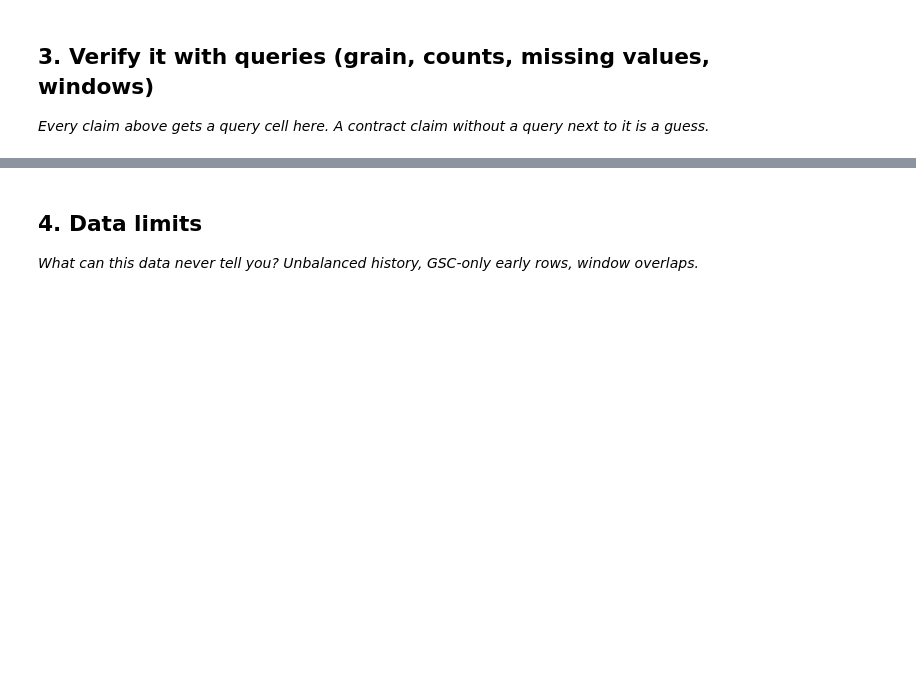
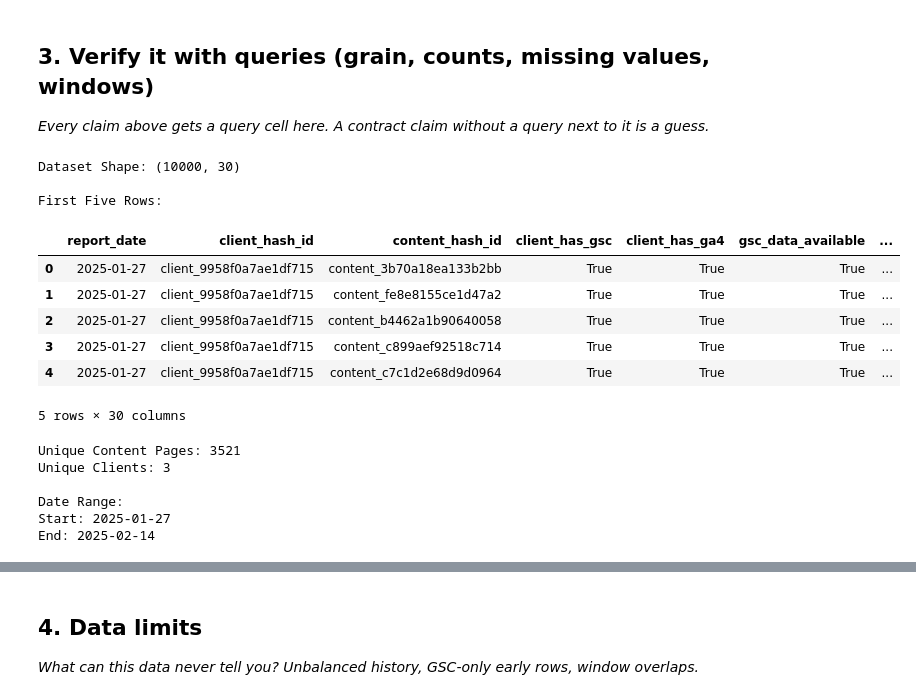
Before and after one commit to DiyaRana7/Flyrank_ML, a Jupyter notebook: work/notebooks/w03_data_contract.ipynb, the cells around one changed output, grey strips where cells are left out. Saved outputs shown, nothing was run; the diff lists cells and outputs as text; code cells hidden in the pictures; blank space fills up the shorter version.

```diff
--- a/work/notebooks/w03_data_contract.ipynb
+++ b/work/notebooks/w03_data_contract.ipynb
@@ -20,3 +87,33 @@ This skeleton is yours to fill. Work the sections **in order** — each one has
 ## 3. Verify it with queries (grain, counts, missing values, windows)
 
 *Every claim above gets a query cell here. A contract claim without a query next to it is a guess.*
+# %%
+print("Dataset Shape:", df.shape)
+
+print("\nFirst Five Rows:")
+display(df.head())
+# %% [output]
+Dataset Shape: (10000, 30)
+
+First Five Rows:
+|  | report_date | client_hash_id | content_hash_id | client_has_gsc | client_has_ga4 | gsc_data_available | ... |
+| 0 | 2025-01-27 | client_9958f0a7ae1df715 | content_3b70a18ea133b2bb | True | True | True | ... |
+| 1 | 2025-01-27 | client_9958f0a7ae1df715 | content_fe8e8155ce1d47a2 | True | True | True | ... |
+| 2 | 2025-01-27 | client_9958f0a7ae1df715 | content_b4462a1b90640058 | True | True | True | ... |
+| 3 | 2025-01-27 | client_9958f0a7ae1df715 | content_c899aef92518c714 | True | True | True | ... |
+| 4 | 2025-01-27 | client_9958f0a7ae1df715 | content_c7c1d2e68d9d0964 | True | True | True | ... |
+5 rows × 30 columns
+# %%
+print("Unique Content Pages:", df["content_hash_id"].nunique())
+print("Unique Clients:", df["client_hash_id"].nunique())
+
+print("\nDate Range:")
+print("Start:", df["report_date"].min())
+print("End:", df["report_date"].max())
+# %% [output]
+Unique Content Pages: 3521
+Unique Clients: 3
+
+Date Range:
+Start: 2025-01-27
+End: 2025-02-14
```
Also changed, not shown: parts of 7 cells of this notebook.
